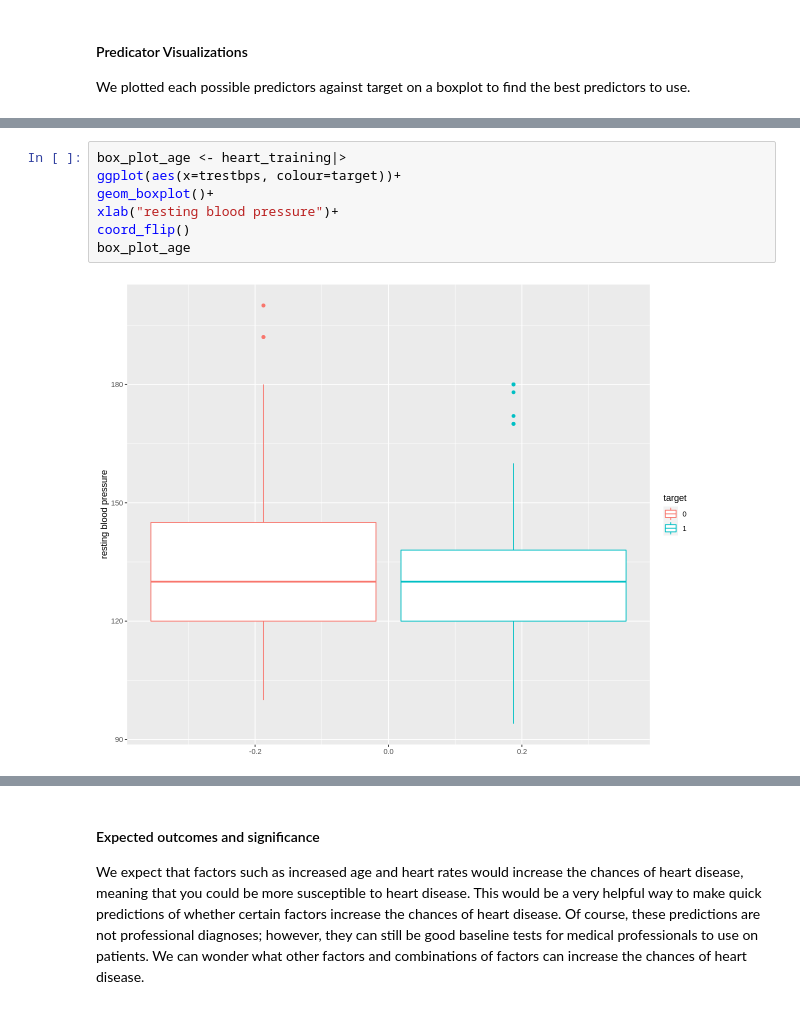
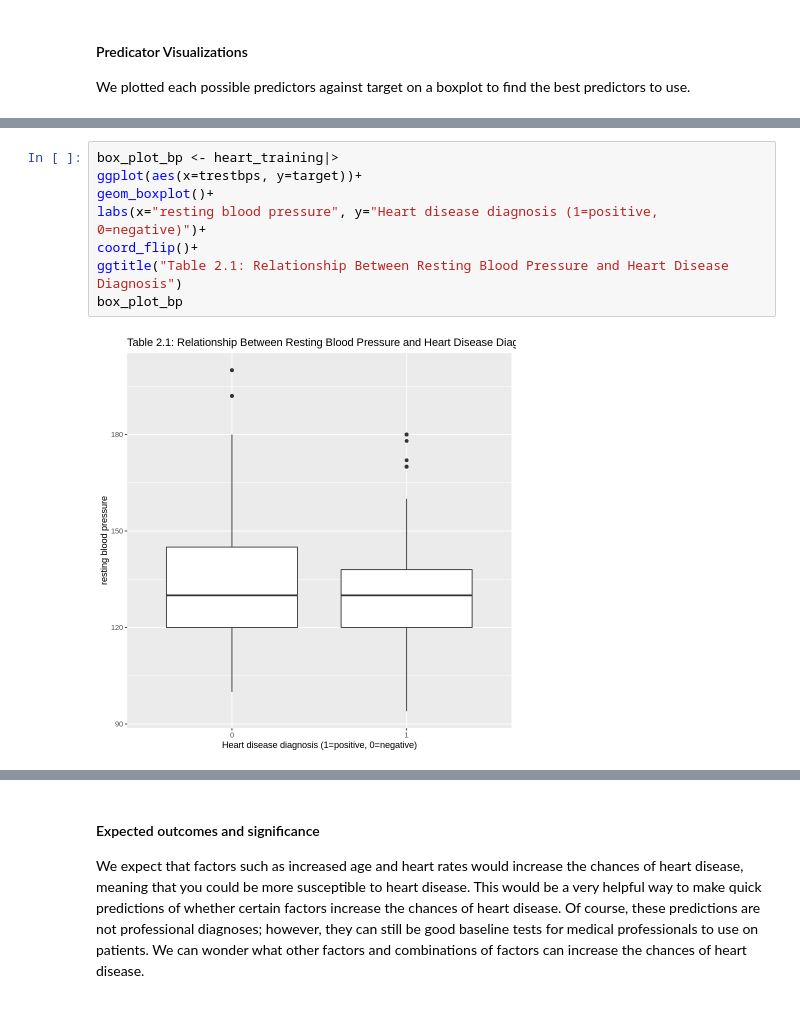
Before and after one commit to jewelw11/dsci-100-project, a Jupyter notebook: heart disease project.ipynb, the cells around one changed output, grey strips where cells are left out. Saved outputs shown, nothing was run; the diff lists cells and outputs as text.

Commit message:
heart disease project report
Changed box plots and added figure numbers
added in the revised discussion and references

```diff
--- a/heart disease project.ipynb
+++ b/heart disease project.ipynb
@@ -202,10 +192,11 @@ A tibble: 768 × 5
 # %%
-box_plot_age <- heart_training|>
-ggplot(aes(x=trestbps, colour=target))+
+box_plot_bp <- heart_training|>
+ggplot(aes(x=trestbps, y=target))+
 geom_boxplot()+
-xlab("resting blood pressure")+
-coord_flip()
-box_plot_age
+labs(x="resting blood pressure", y="Heart disease diagnosis (1=positive, 0=negative)")+
+coord_flip()+
+ggtitle("Table 2.1: Relationship Between Resting Blood Pressure and Heart Disease Diagnosis")
+box_plot_bp
 # %% [output]
-[figure, old version]
+[figure, new version]
 # %%
```
Also changed, not shown: parts of 18 cells of this notebook.
